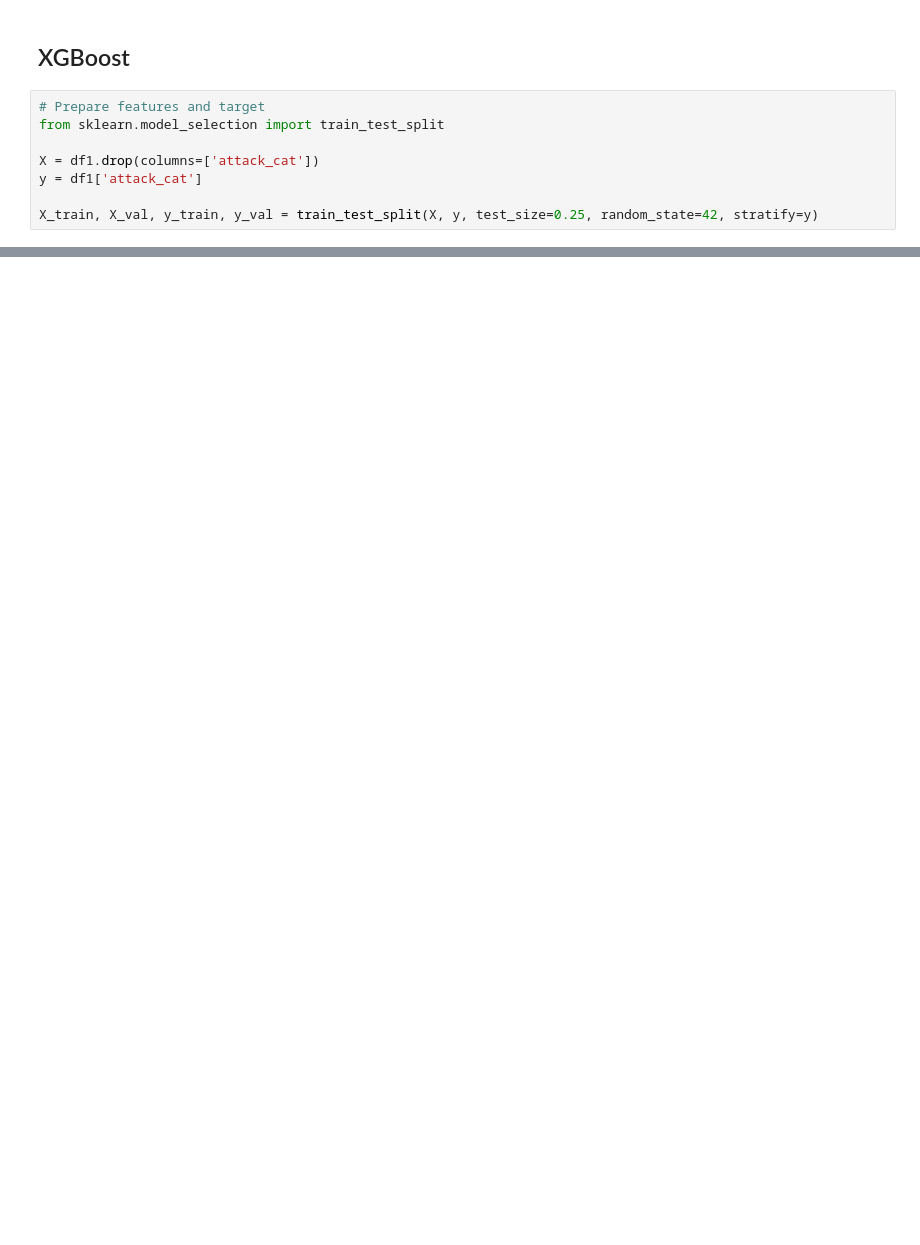
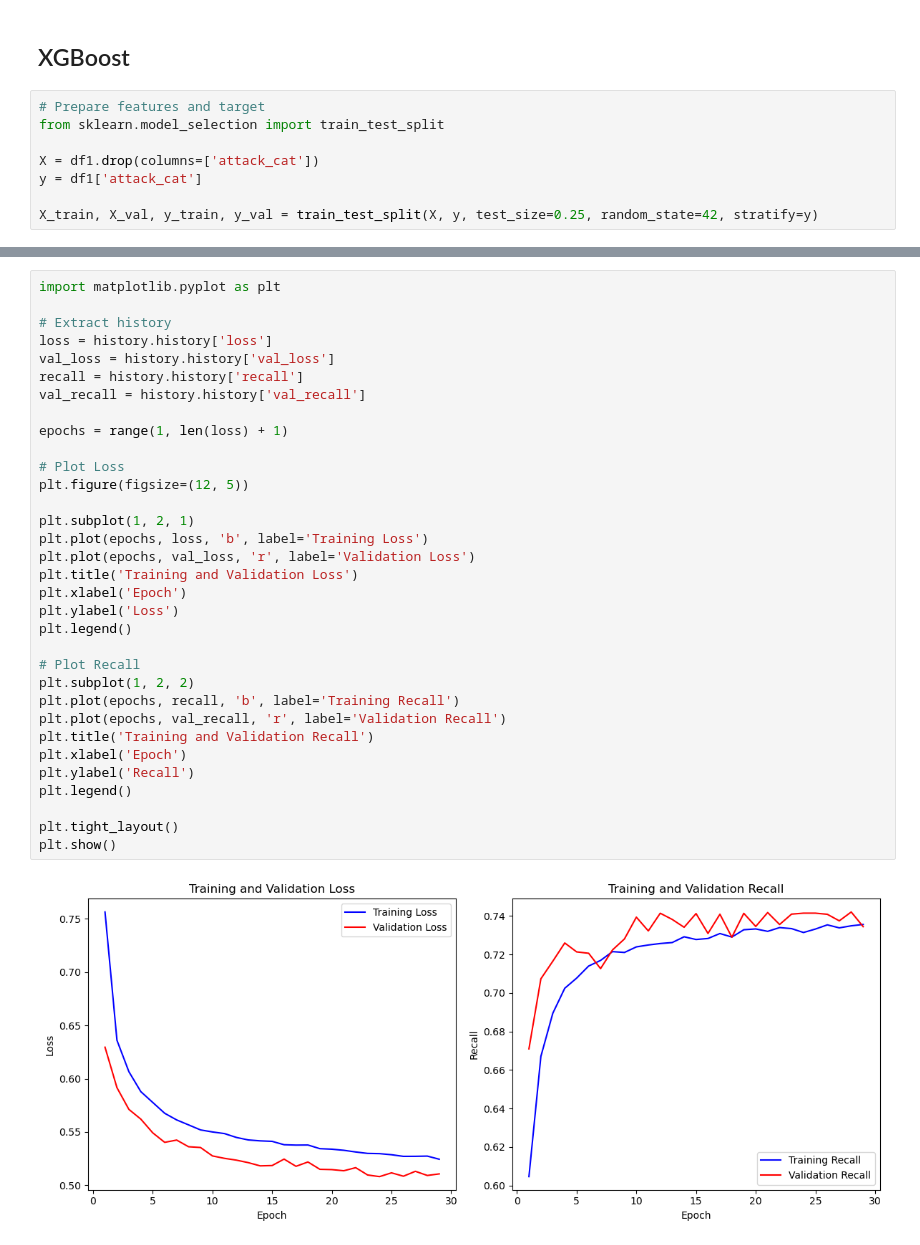
Before and after one commit to Julie-Nyawira/AI-Powered-CyberThreat-Detection, a Jupyter notebook: index.ipynb, the cells around one changed output, grey strips where cells are left out. Drawn from its saved outputs; the diff is of its cells as text; blank space fills up the shorter version.

```diff
--- a/index.ipynb
+++ b/index.ipynb
@@ -752,0 +1075,35 @@ weighted avg       0.80      0.79      0.79     21547
+# %%
+import matplotlib.pyplot as plt
+
+# Extract history
+loss = history.history['loss']
+val_loss = history.history['val_loss']
+recall = history.history['recall']
+val_recall = history.history['val_recall']
+
+epochs = range(1, len(loss) + 1)
+
+# Plot Loss
+plt.figure(figsize=(12, 5))
+
+plt.subplot(1, 2, 1)
+plt.plot(epochs, loss, 'b', label='Training Loss')
+plt.plot(epochs, val_loss, 'r', label='Validation Loss')
+plt.title('Training and Validation Loss')
+plt.xlabel('Epoch')
+plt.ylabel('Loss')
+plt.legend()
+
+# Plot Recall
+plt.subplot(1, 2, 2)
+plt.plot(epochs, recall, 'b', label='Training Recall')
+plt.plot(epochs, val_recall, 'r', label='Validation Recall')
+plt.title('Training and Validation Recall')
+plt.xlabel('Epoch')
+plt.ylabel('Recall')
+plt.legend()
+
+plt.tight_layout()
+plt.show()
+# %% [output]
+[figure, added]
```
Also changed, not shown: parts of 22 cells of this notebook.
